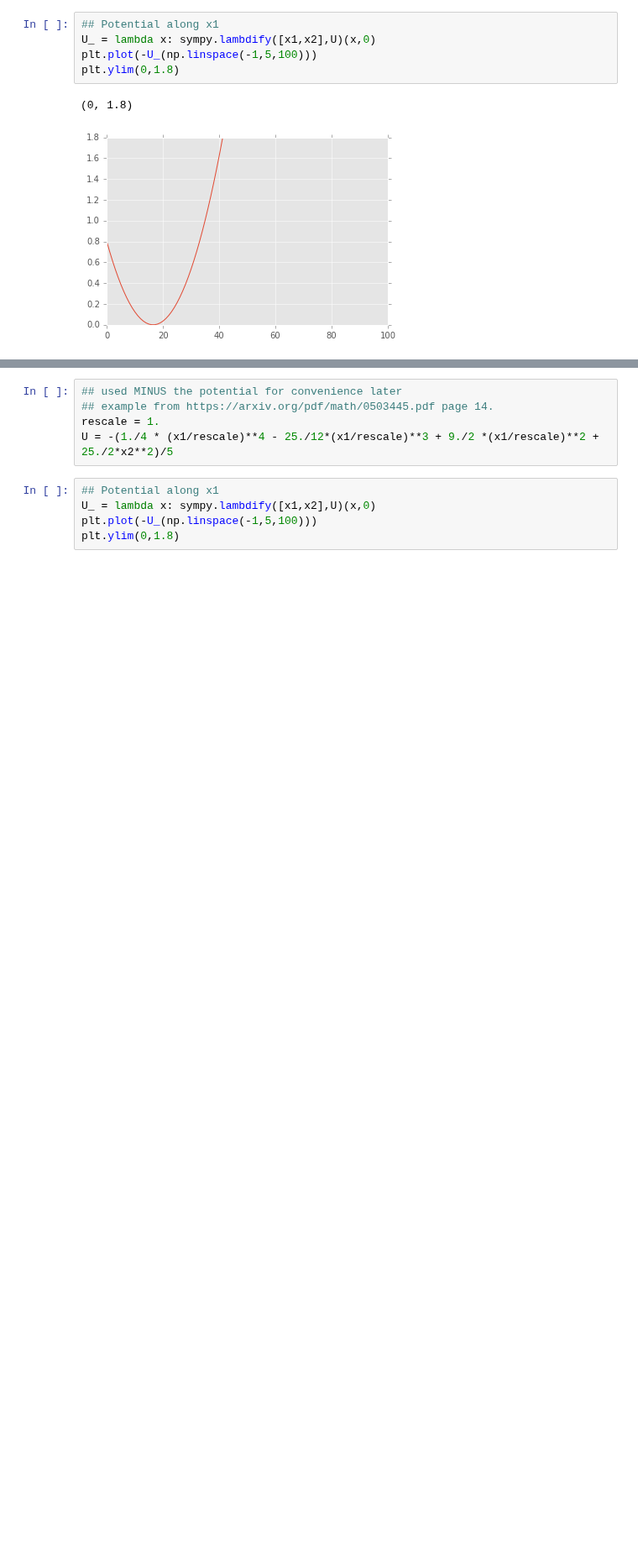
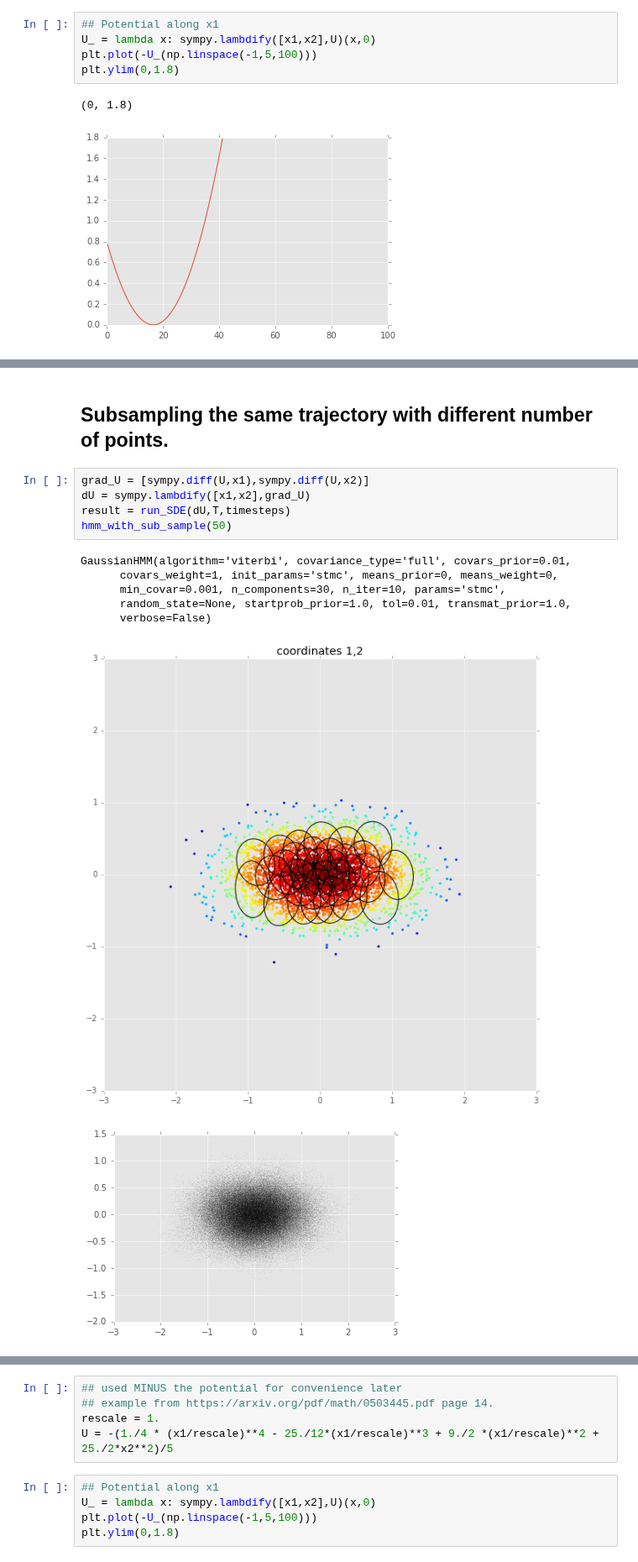
Before and after one commit to tabakg/diffusion_maps, a Jupyter notebook: make_2D_test_distribution.ipynb, the cells around one changed output, grey strips where cells are left out. Shown at 84% size. Cells and saved outputs as stored; diff of their text form; blank space fills up the shorter version.

```diff
--- a/make_2D_test_distribution.ipynb
+++ b/make_2D_test_distribution.ipynb
@@ -150,0 +160,15 @@ GaussianHMM(algorithm='viterbi', covariance_type='full', covars_prior=0.01,
+# %% [markdown]
+## Subsampling the same trajectory with different number of points.
+# %%
+grad_U = [sympy.diff(U,x1),sympy.diff(U,x2)]
+dU = sympy.lambdify([x1,x2],grad_U)
+result = run_SDE(dU,T,timesteps)
+hmm_with_sub_sample(50)
+# %% [output]
+GaussianHMM(algorithm='viterbi', covariance_type='full', covars_prior=0.01,
+      covars_weight=1, init_params='stmc', means_prior=0, means_weight=0,
+      min_covar=0.001, n_components=30, n_iter=10, params='stmc',
+      random_state=None, startprob_prior=1.0, tol=0.01, transmat_prior=1.0,
+      verbose=False)
+[figure, added]
+[figure, added]
```
Also changed, not shown: parts of 27 cells of this notebook.
